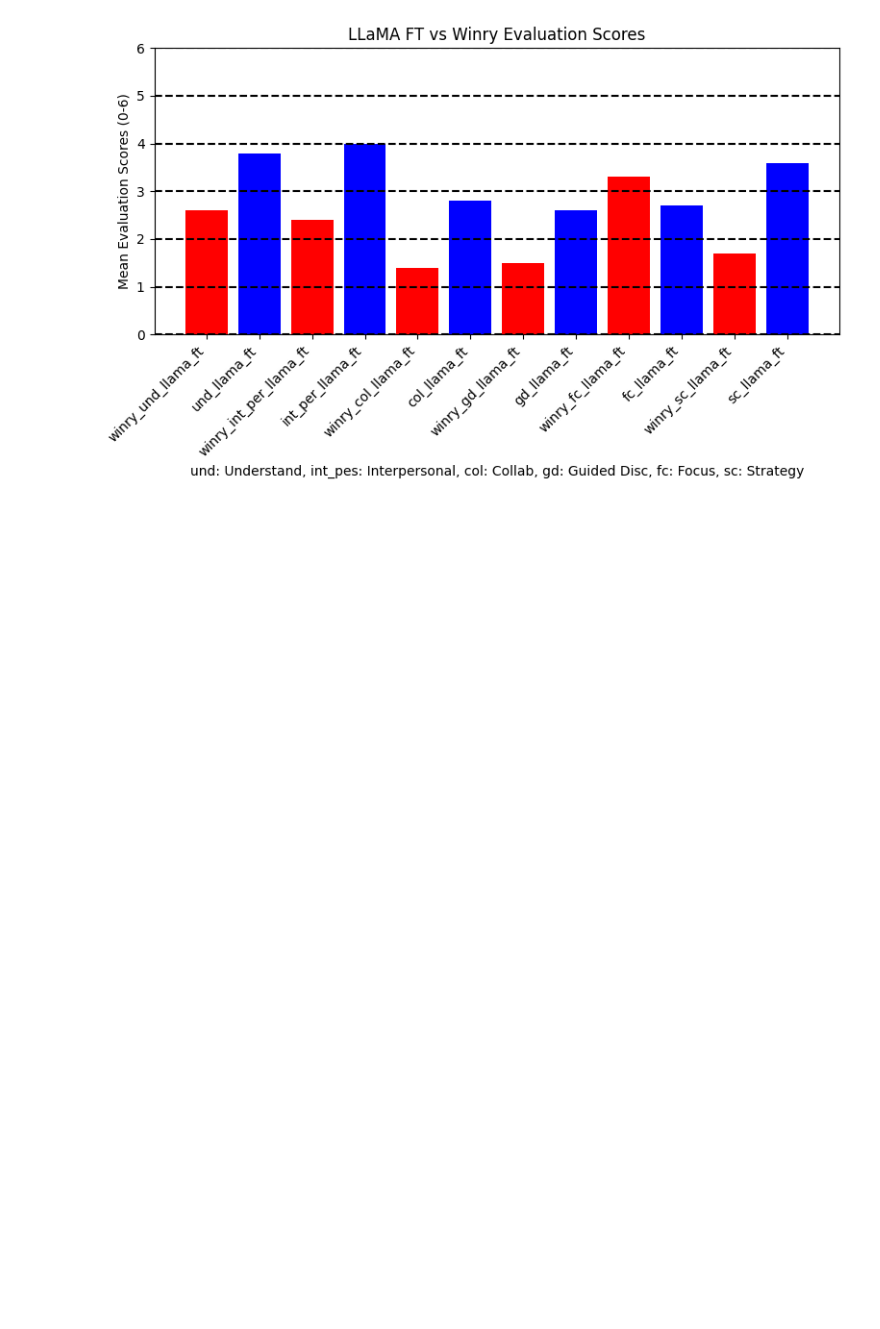
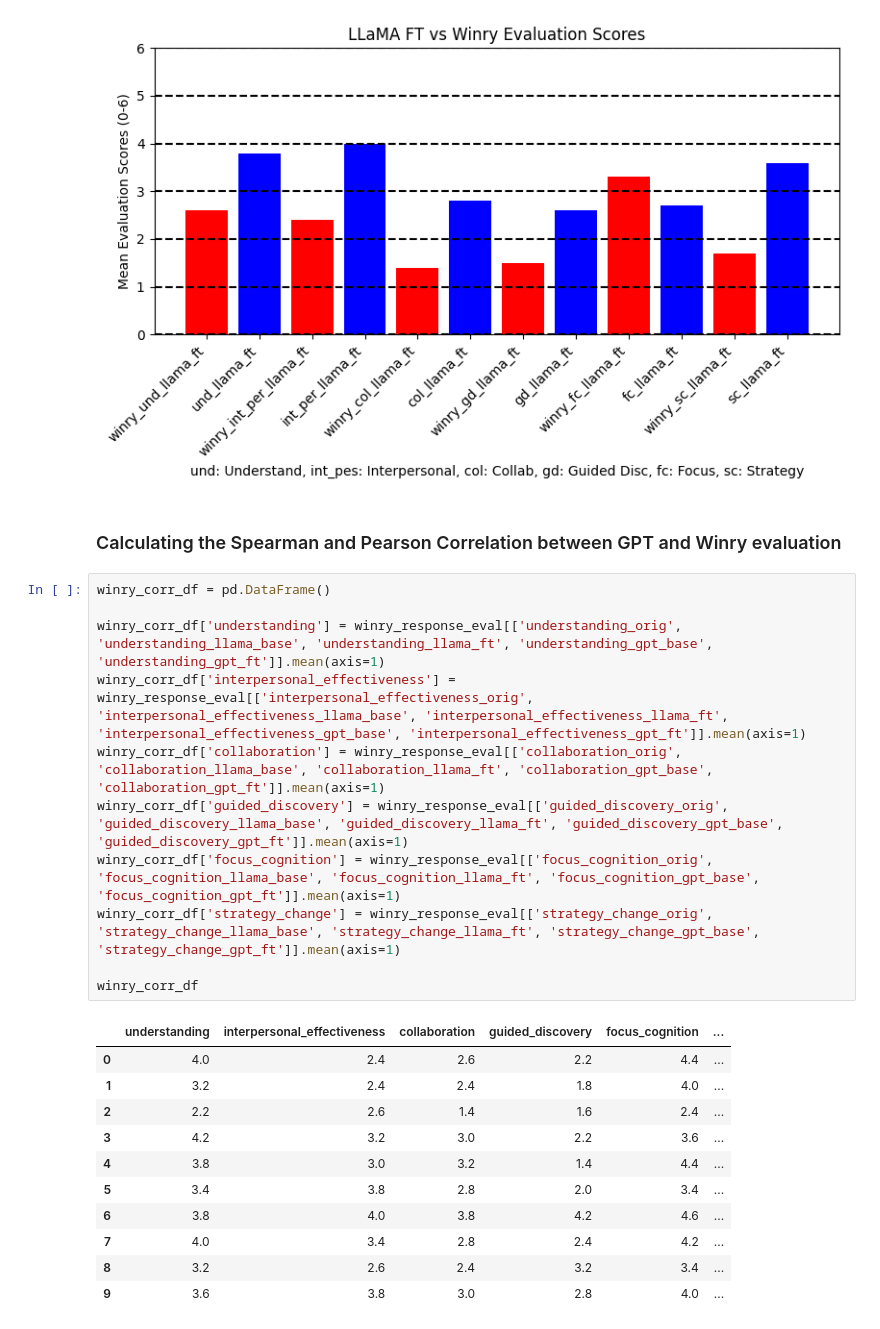
Before and after one commit to embedded-robotics/mental-health-agents, a Jupyter notebook: src/dpo-finetuning/winry_response_evaluation.ipynb, the cells around one changed output. Drawn from its saved outputs; the diff is of its cells as text; blank space fills up the shorter version.

```diff
--- a/src/dpo-finetuning/winry_response_evaluation.ipynb
+++ b/src/dpo-finetuning/winry_response_evaluation.ipynb
@@ -871,3 +873,28 @@ plt.tight_layout()
 plt.show()
 # %% [output]
 [figure]
+# %% [markdown]
+### Calculating the Spearman and Pearson Correlation between GPT and Winry evaluation
+# %%
+winry_corr_df = pd.DataFrame()
+
+winry_corr_df['understanding'] = winry_response_eval[['understanding_orig', 'understanding_llama_base', 'understanding_llama_ft', 'understanding_gpt_base', 'understanding_gpt_ft']].mean(axis=1)
+winry_corr_df['interpersonal_effectiveness'] = winry_response_eval[['interpersonal_effectiveness_orig', 'interpersonal_effectiveness_llama_base', 'interpersonal_effectiveness_llama_ft', 'interpersonal_effectiveness_gpt_base', 'interpersonal_effectiveness_gpt_ft']].mean(axis=1)
+winry_corr_df['collaboration'] = winry_response_eval[['collaboration_orig', 'collaboration_llama_base', 'collaboration_llama_ft', 'collaboration_gpt_base', 'collaboration_gpt_ft']].mean(axis=1)
+winry_corr_df['guided_discovery'] = winry_response_eval[['guided_discovery_orig', 'guided_discovery_llama_base', 'guided_discovery_llama_ft', 'guided_discovery_gpt_base', 'guided_discovery_gpt_ft']].mean(axis=1)
+winry_corr_df['focus_cognition'] = winry_response_eval[['focus_cognition_orig', 'focus_cognition_llama_base', 'focus_cognition_llama_ft', 'focus_cognition_gpt_base', 'focus_cognition_gpt_ft']].mean(axis=1)
+winry_corr_df['strategy_change'] = winry_response_eval[['strategy_change_orig', 'strategy_change_llama_base', 'strategy_change_llama_ft', 'strategy_change_gpt_base', 'strategy_change_gpt_ft']].mean(axis=1)
+
+winry_corr_df
+# %% [output]
+|  | understanding | interpersonal_effectiveness | collaboration | guided_discovery | focus_cognition | ... |
+| 0 | 4.0 | 2.4 | 2.6 | 2.2 | 4.4 | ... |
+| 1 | 3.2 | 2.4 | 2.4 | 1.8 | 4.0 | ... |
+| 2 | 2.2 | 2.6 | 1.4 | 1.6 | 2.4 | ... |
+| 3 | 4.2 | 3.2 | 3.0 | 2.2 | 3.6 | ... |
+| 4 | 3.8 | 3.0 | 3.2 | 1.4 | 4.4 | ... |
+| 5 | 3.4 | 3.8 | 2.8 | 2.0 | 3.4 | ... |
+| 6 | 3.8 | 4.0 | 3.8 | 4.2 | 4.6 | ... |
+| 7 | 4.0 | 3.4 | 2.8 | 2.4 | 4.2 | ... |
+| 8 | 3.2 | 2.6 | 2.4 | 3.2 | 3.4 | ... |
+| 9 | 3.6 | 3.8 | 3.0 | 2.8 | 4.0 | ... |
```
Also changed, not shown: parts of 24 cells of this notebook, 1 other file.
